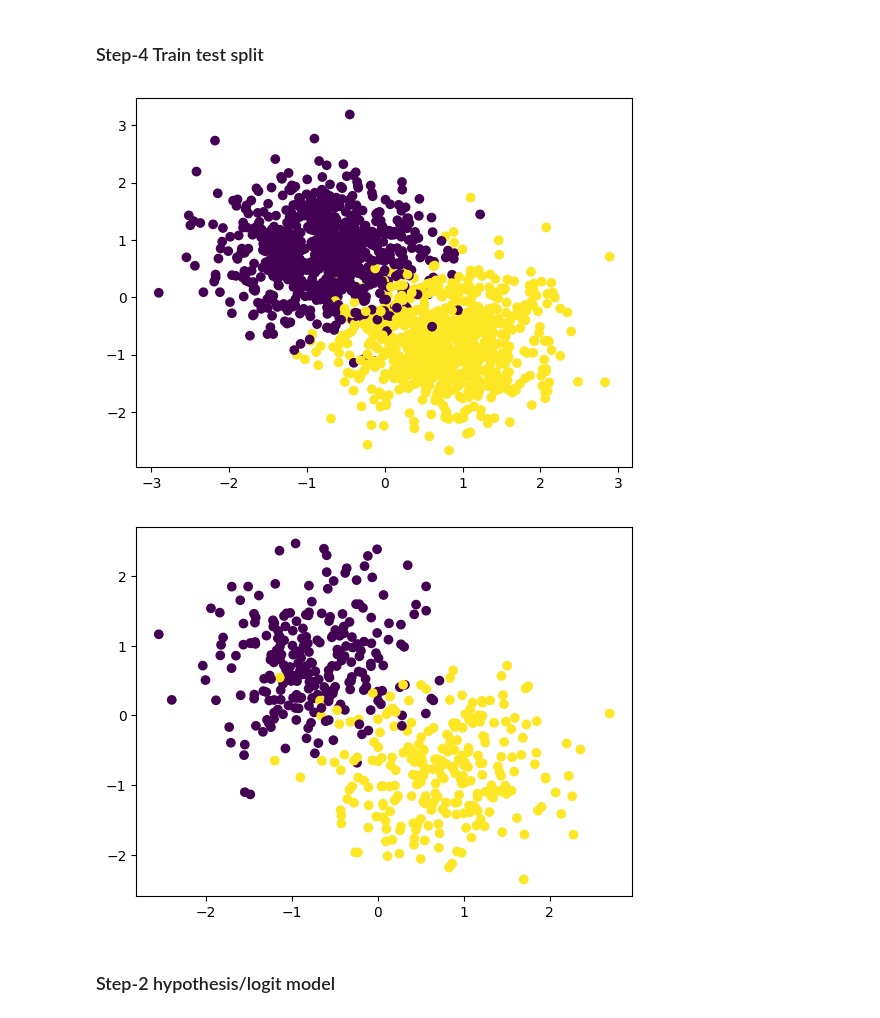
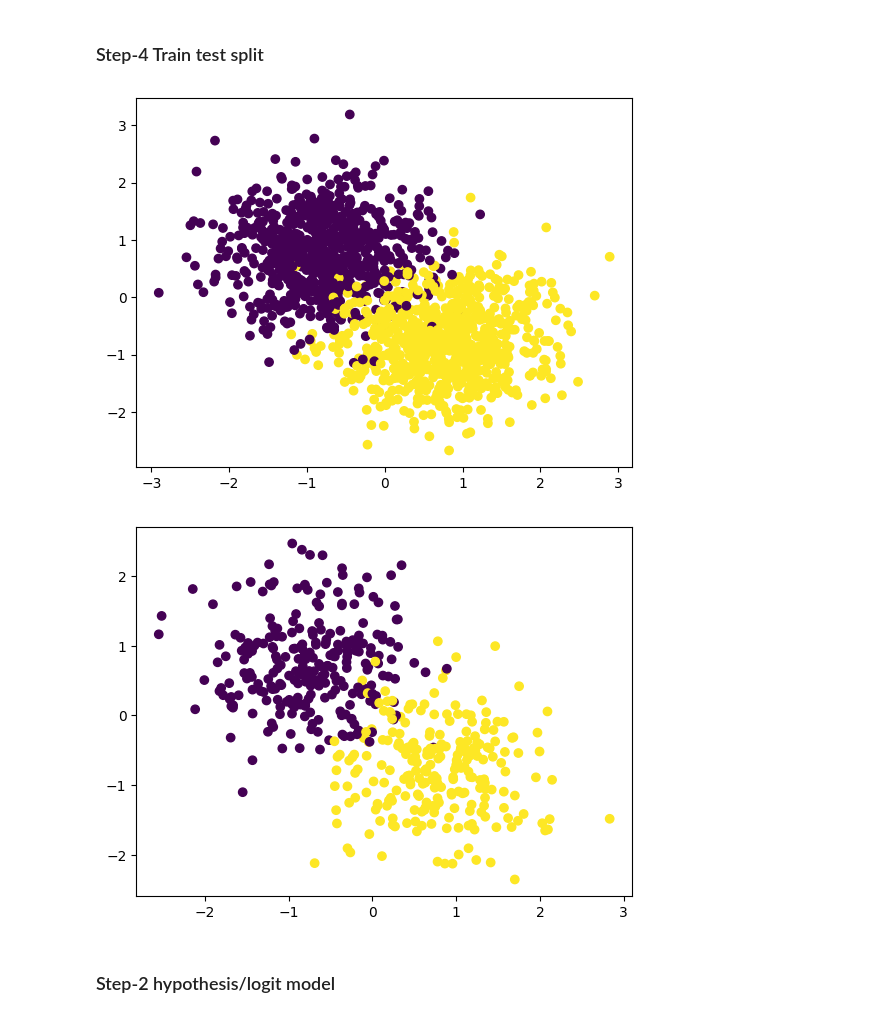
Before and after one commit to jeyaprakashrajagopal/MachineLearning, a Jupyter notebook: notebooks/from_scratch/01_regression/05_binary_logistic_regression.ipynb, the cells around one changed output. Drawn from its saved outputs; the diff is of its cells as text; code cells hidden in the pictures.

```diff
--- a/notebooks/from_scratch/01_regression/05_binary_logistic_regression.ipynb
+++ b/notebooks/from_scratch/01_regression/05_binary_logistic_regression.ipynb
@@ -43,12 +43,12 @@ visualize(X, y)
 # %% [markdown]
 ### Step-4 Train test split
 # %%
-XT, Xt, yT, yt = train_test_split(X, y, test_size=0.25, random_state=0)
+XT, Xt, yT, yt = train_test_split(X, y, test_size=0.25, shuffle=False, random_state=0)
 visualize(XT, yT)
 visualize(Xt, yt)
 # %% [output]
-[figure, old version]
+[figure, new version]
-[figure, old version]
+[figure, new version]
 # %% [markdown]
 ### Step-2 hypothesis/logit model
 # %%
```
Also changed, not shown: parts of 14 cells of this notebook, 1 other file.
